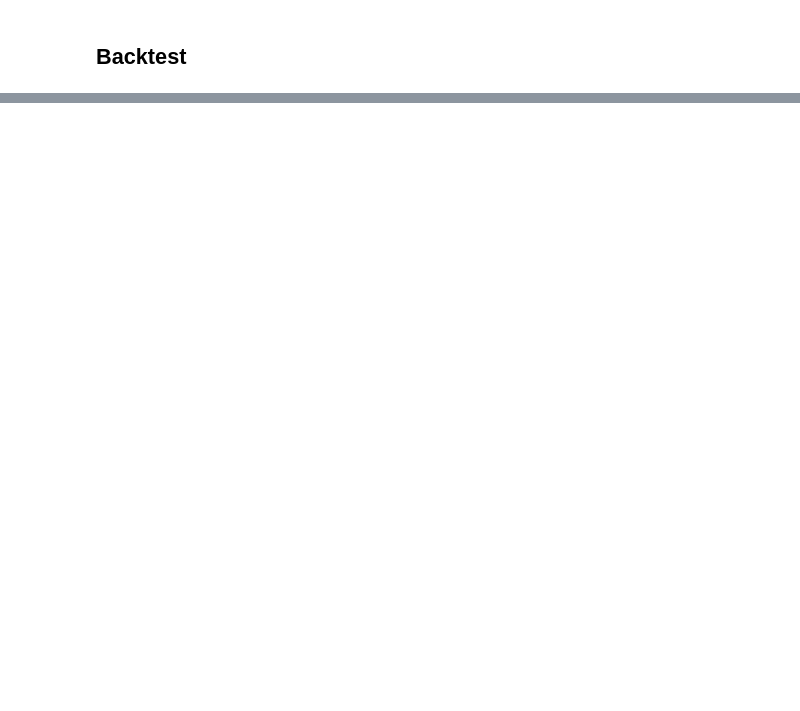
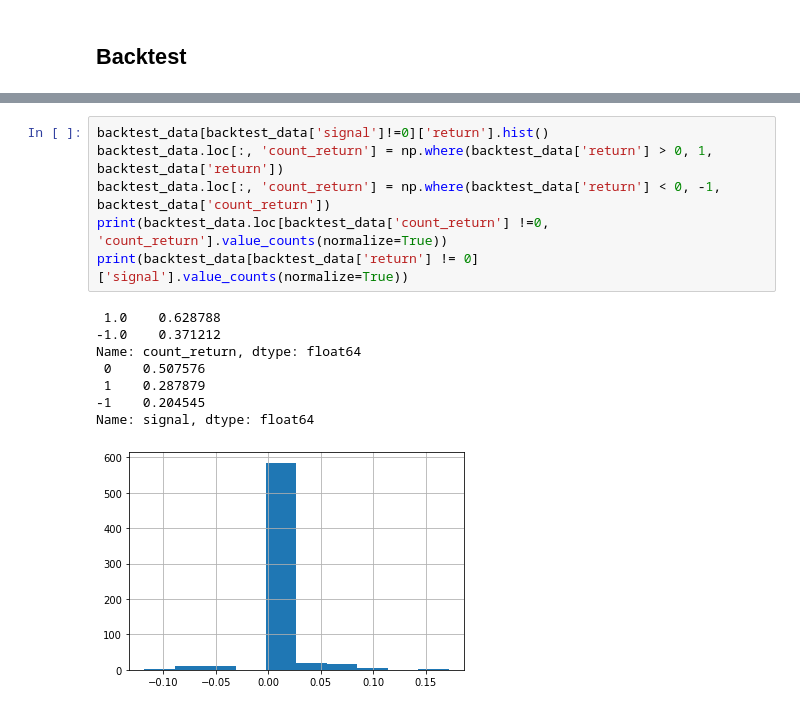
Before and after one commit to sergio12S/mean-reversing-bitcoin, a Jupyter notebook: strategies/settings.ipynb, the cells around one changed output, grey strips where cells are left out. Cells and saved outputs as stored; diff of their text form; blank space fills up the shorter version.

```diff
--- a/strategies/settings.ipynb
+++ b/strategies/settings.ipynb
@@ -70,3 +95,18 @@ backtest_data['cumsum'].plot()
+# %%
+backtest_data[backtest_data['signal']!=0]['return'].hist()
+backtest_data.loc[:, 'count_return'] = np.where(backtest_data['return'] > 0, 1, backtest_data['return'])
+backtest_data.loc[:, 'count_return'] = np.where(backtest_data['return'] < 0, -1, backtest_data['count_return'])
+print(backtest_data.loc[backtest_data['count_return'] !=0, 'count_return'].value_counts(normalize=True))
+print(backtest_data[backtest_data['return'] != 0]['signal'].value_counts(normalize=True))
+# %% [output]
+ 1.0    0.628788
+-1.0    0.371212
+Name: count_return, dtype: float64
+ 0    0.507576
+ 1    0.287879
+-1    0.204545
+Name: signal, dtype: float64
+[figure, added]
 # %%
 backtest_data.last('3D')['return'].cumsum().plot() # 1D, 1M, 1W, 5Min,
 # %% [output]
```
Also changed, not shown: parts of 18 cells of this notebook, 10 other files.
